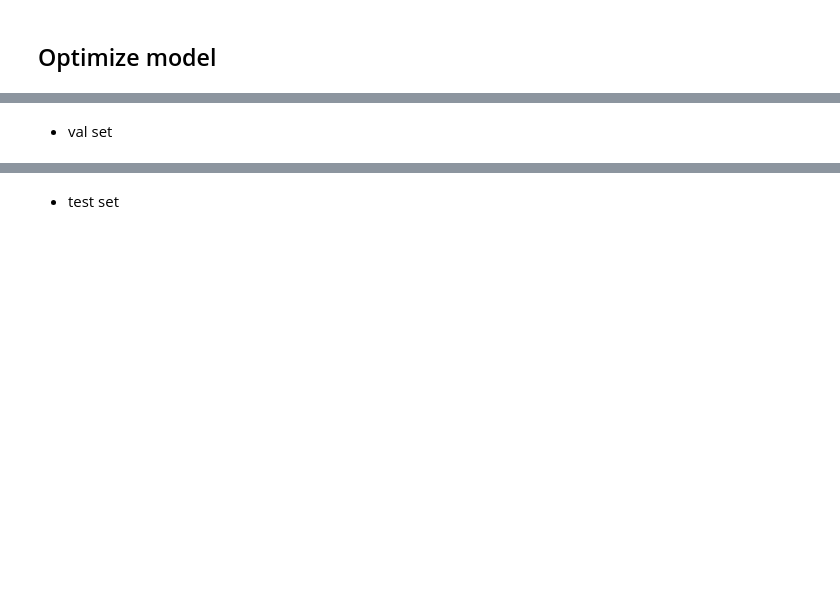
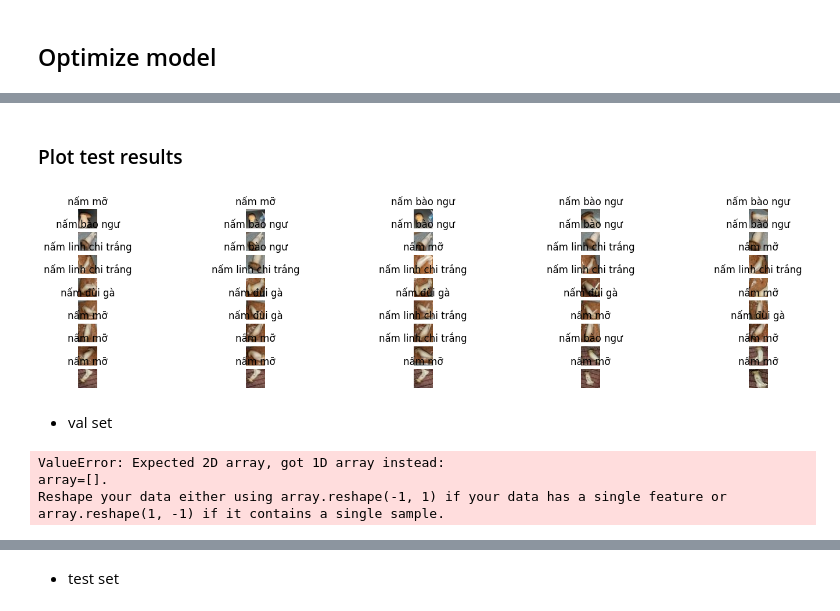
Before and after one commit to Beeditor04/hutech_mushroom, a Jupyter notebook: src/4.OPTIMIZE_SVM.ipynb, the cells around one changed output, grey strips where cells are left out. Cells and saved outputs as stored; diff of their text form; code cells hidden in the pictures; blank space fills up the shorter version.

Commit message:
update model and transform

```diff
--- a/src/4.OPTIMIZE_SVM.ipynb
+++ b/src/4.OPTIMIZE_SVM.ipynb
@@ -20,7 +20,7 @@ from utils.helper import get_model
 
 device = torch.device("cuda" if torch.cuda.is_available() else "cpu")
 # Load the pre-trained model
-model_name = "resnet"
+model_name = "vggnet"
 FE = get_model(model_name, num_classes=4, include_top=False)
 FE.eval()
 ## REMOVE LAST CLASSIFIER LAYER
@@ -67,8 +75,8 @@ artifact_data_dir = artifact_data.download()
 data = ["train", "val", "test"]
 labels = [0, 1, 2, 3]
 
-# data = ["base"]
-# artifact_data_dir = ".."
+data = ["base"]
+artifact_data_dir = ".."
 
 def load_image_paths(folder, label):
     return [(img_path, label) for img_path in glob(os.path.join(folder, "*.jpg"))]
@@ -140,7 +217,28 @@ model.fit(X_train, y_train)
+# %% [markdown]
+### Plot test results
+# %%
+path = "../final_test"
+
+images = glob(os.path.join(path, "*.jpg"))
+fig, axes = plt.subplots(8, 5, figsize=(18, 4))
+for i, img_path in enumerate(images[50:90]):
+    result = wrapper_model(img_path, FE, model)
+    result_text = labels_names[result]
+    img = cv2.imread(img_path)
+    img = cv2.cvtColor(img, cv2.COLOR_BGR2RGB)
+    axes[i // 5, i % 5].imshow(img)
+    axes[i // 5, i % 5].axis("off")
+    axes[i // 5, i % 5].set_title(result_text)
+# %% [output]
+[figure, added]
 # %% [markdown]
 - val set
 # %%
 y_pred = model.predict(X_val)
+# %% [output]
+ValueError: Expected 2D array, got 1D array instead:
+array=[].
+Reshape your data either using array.reshape(-1, 1) if your data has a single feature or array.reshape(1, -1) if it contains a single sample.
 # %%
 labels_names = ["nấm mỡ", "nấm bào ngư", "nấm đùi gà", "nấm linh chi trắng"]
 
```
Also changed, not shown: parts of 21 cells of this notebook, 11 other files.
